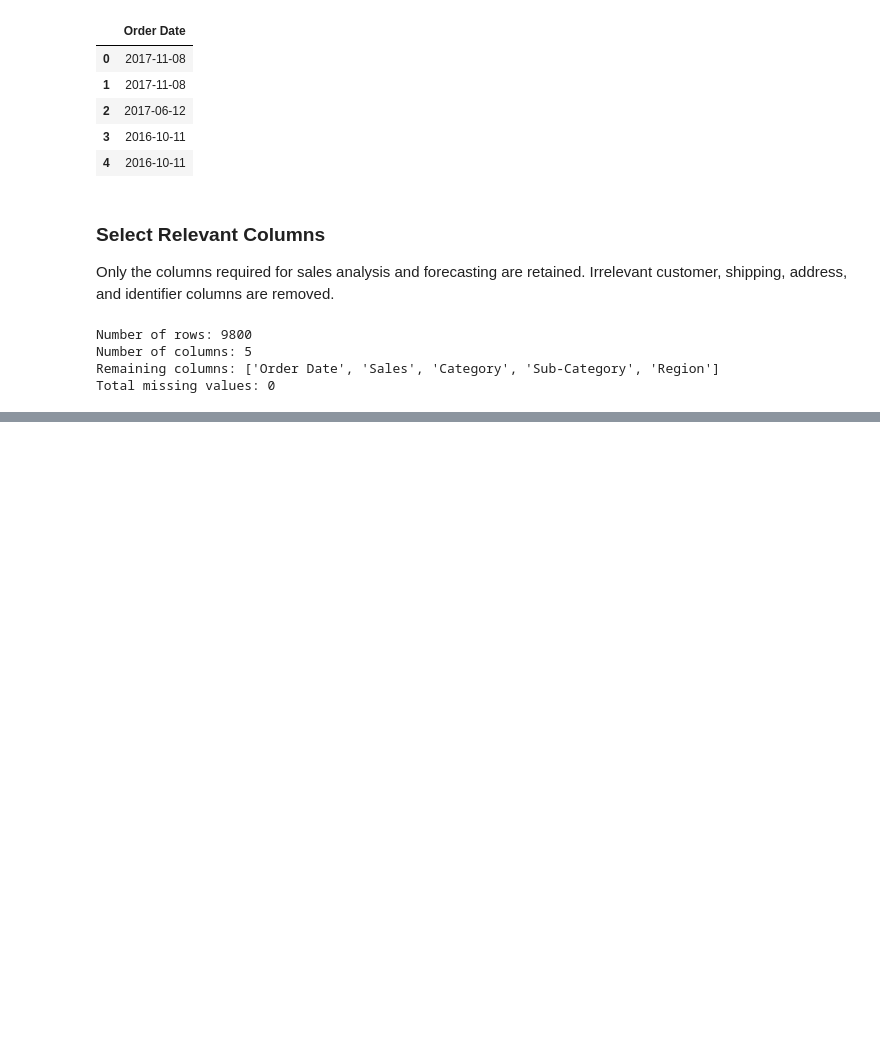
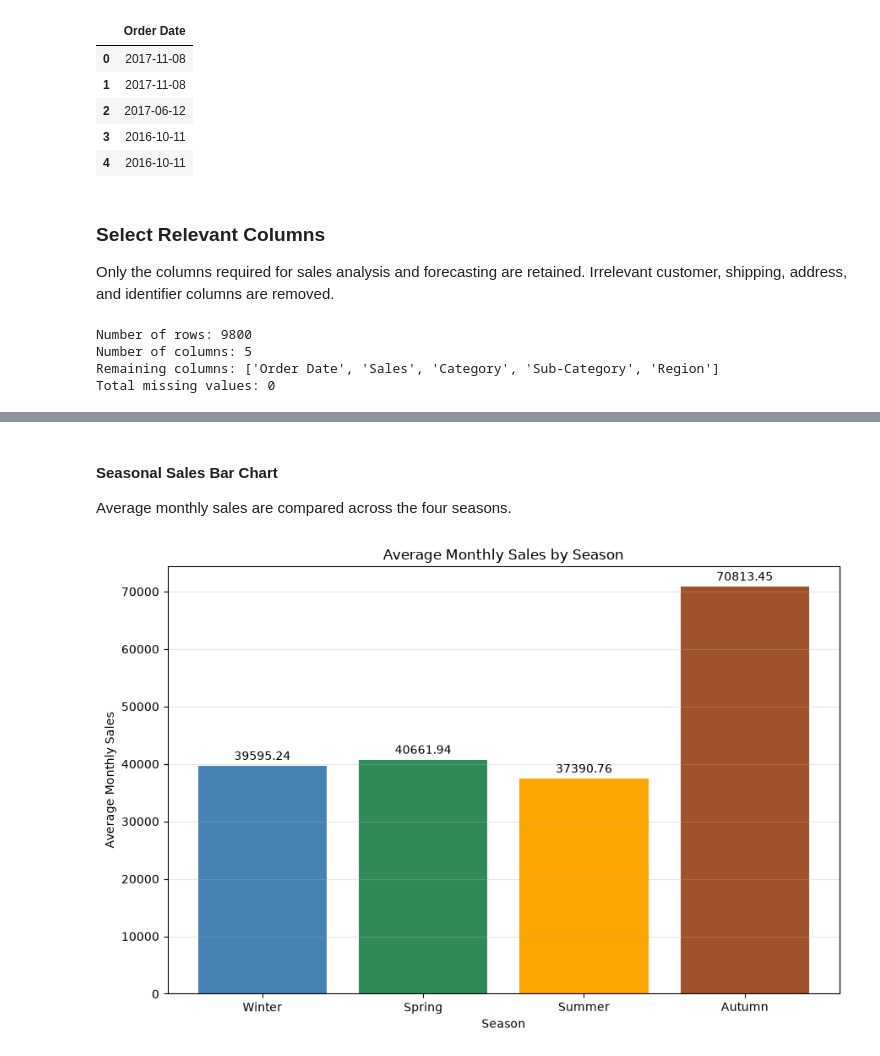
Before and after one commit to Ardatatl33/Sales_forecasting_System, a Jupyter notebook: notebooks/sales_forecasting.ipynb, the cells around one changed output, grey strips where cells are left out. Drawn from its saved outputs; the diff is of its cells as text; code cells hidden in the pictures; blank space fills up the shorter version.

```diff
--- a/notebooks/sales_forecasting.ipynb
+++ b/notebooks/sales_forecasting.ipynb
@@ -107,0 +268,28 @@ Total missing values: 0
+# %% [markdown]
+#### Seasonal Sales Bar Chart
+
+Average monthly sales are compared across the four seasons.
+# %%
+plt.figure(figsize=(9, 6))
+
+bars = plt.bar(
+    season_summary["Season"],
+    season_summary["Average_Monthly_Sales"],
+    color=["steelblue", "seagreen", "orange", "sienna"]
+)
+
+plt.title("Average Monthly Sales by Season")
+plt.xlabel("Season")
+plt.ylabel("Average Monthly Sales")
+plt.grid(axis="y", alpha=0.3)
+
+plt.bar_label(
+    bars,
+    fmt="%.2f",
+    padding=3
+)
+
+plt.tight_layout()
+plt.show()
+# %% [output]
+[figure, added]
```
Also changed, not shown: parts of 13 cells of this notebook.
